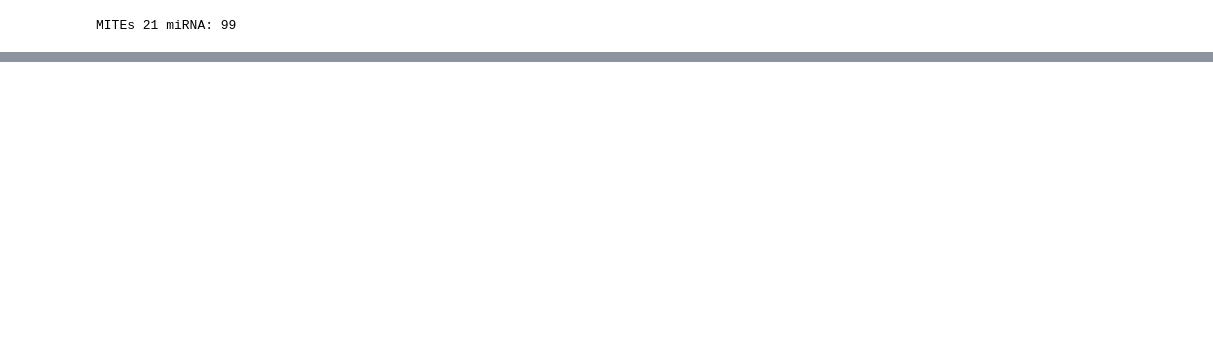
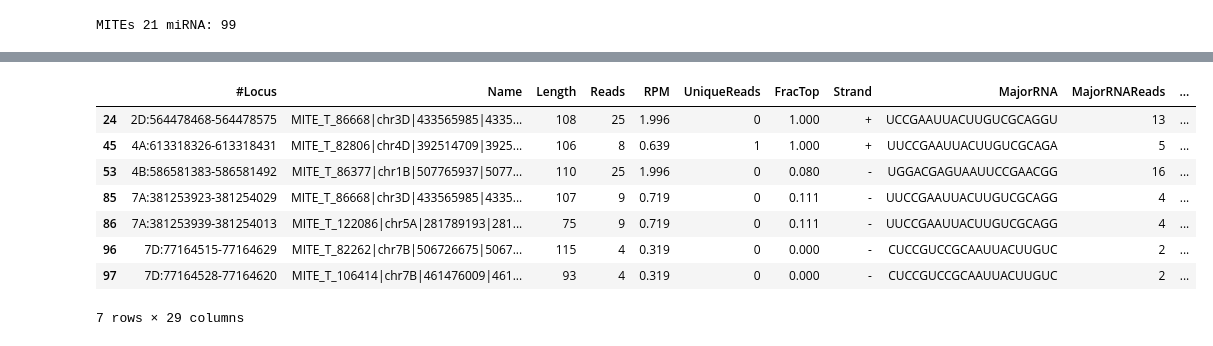
Before and after one commit to juancresc/mrcv, a Jupyter notebook: pipes/3/all.ipynb, the cells around one changed output, grey strips where cells are left out. Drawn from its saved outputs; the diff is of its cells as text; code cells hidden in the pictures; blank space fills up the shorter version.

```diff
--- a/pipes/3/all.ipynb
+++ b/pipes/3/all.ipynb
@@ -399 +356,13 @@ df_mite_21['seqname_genome'] = df_mite_21.seqname.str[1]
+# %%
+df_mite_21[df_mite_21.miRBASE.str.contains('1135',na=False)]
+# %% [output]
+|  | #Locus | Name | Length | Reads | RPM | UniqueReads | FracTop | Strand | MajorRNA | MajorRNAReads | ... |
+| 24 | 2D:564478468-564478575 | MITE_T_86668|chr3D|433565985|4335... | 108 | 25 | 1.996 | 0 | 1.000 | + | UCCGAAUUACUUGUCGCAGGU | 13 | ... |
+| 45 | 4A:613318326-613318431 | MITE_T_82806|chr4D|392514709|3925... | 106 | 8 | 0.639 | 1 | 1.000 | + | UUCCGAAUUACUUGUCGCAGA | 5 | ... |
+| 53 | 4B:586581383-586581492 | MITE_T_86377|chr1B|507765937|5077... | 110 | 25 | 1.996 | 0 | 0.080 | - | UGGACGAGUAAUUCCGAACGG | 16 | ... |
+| 85 | 7A:381253923-381254029 | MITE_T_86668|chr3D|433565985|4335... | 107 | 9 | 0.719 | 0 | 0.111 | - | UUCCGAAUUACUUGUCGCAGG | 4 | ... |
+| 86 | 7A:381253939-381254013 | MITE_T_122086|chr5A|281789193|281... | 75 | 9 | 0.719 | 0 | 0.111 | - | UUCCGAAUUACUUGUCGCAGG | 4 | ... |
+| 96 | 7D:77164515-77164629 | MITE_T_82262|chr7B|506726675|5067... | 115 | 4 | 0.319 | 0 | 0.000 | - | CUCCGUCCGCAAUUACUUGUC | 2 | ... |
+| 97 | 7D:77164528-77164620 | MITE_T_106414|chr7B|461476009|461... | 93 | 4 | 0.319 | 0 | 0.000 | - | CUCCGUCCGCAAUUACUUGUC | 2 | ... |
+7 rows × 29 columns
 # %%
```
Also changed, not shown: parts of 32 cells of this notebook, 5 other files.
